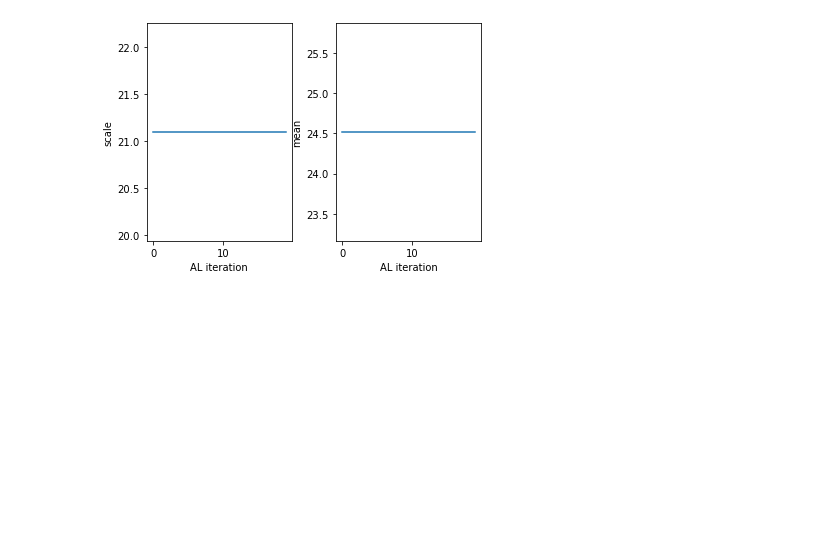
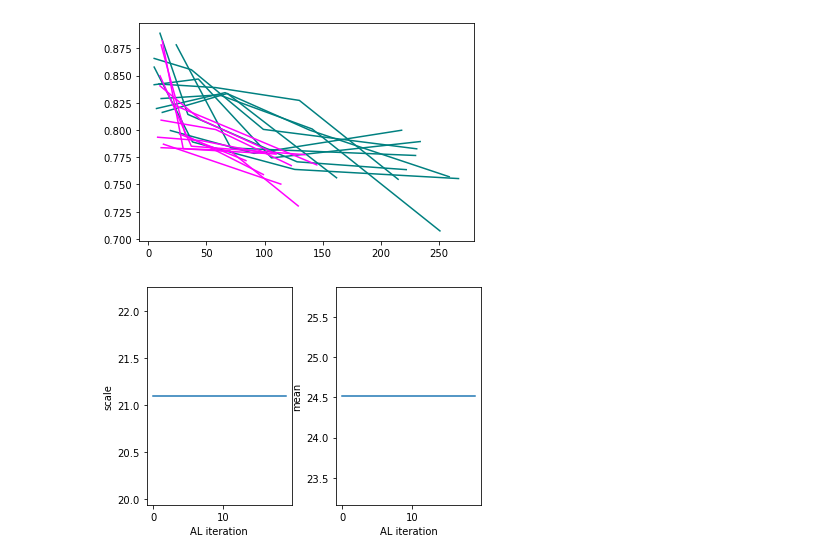
Before and after one commit to zcapjdb/UKAEAGroupProject, a Jupyter notebook: src/notebooks/pipeline_notebooks/outputs.ipynb, the cells around one changed output. Saved outputs shown, nothing was run; the diff lists cells and outputs as text; code cells hidden in the pictures; blank space fills up the shorter version.

```diff
--- a/src/notebooks/pipeline_notebooks/outputs.ipynb
+++ b/src/notebooks/pipeline_notebooks/outputs.ipynb
@@ -33,6 +65,11 @@ def get_data(path, unscale=False):
     out_['post_test_loss'] = [dic['out'][i][test] for i in range(len(dic['out']))]
     out_['class_train_acc'] = [dic['out'][i]['class_train_acc'] for i in range(len(dic['out']))]
     out_['class_val_acc'] = [dic['out'][i]['class_val_acc'] for i in range(len(dic['out']))]
+    out_['class_test_precision'] = [dic['out'][i]['holdout_class_precision'] for i in range(len(dic['out']))]
+    out_['class_test_recall'] = [dic['out'][i]['holdout_class_recall'] for i in range(len(dic['out']))]
+    out_['n_train_points'] = [dic['out'][i]['n_train_points'] for i in range(len(dic['out']))]
+    out_['class_test_acc'] = [dic['out'][i]['holdout_class_acc'] for i in range(len(dic['out']))]
+    out_['class_retrain_it'] = [dic['out'][i]['class_retrain_iterations'] for i in range(len(dic['out']))]
     return out_
 # %%
 def get_losses(dic):
@@ -119,3 +175,10 @@ ax.set_ylim(35,60)
+# %%
+for d,c in zip([name2,name3],colors):
+    out = get_data(d, unscale=True)
+    for x,y in zip(out['class_retrain_it'],out['class_test_recall']):
+        plt.plot(x,y,color=c)
+# %% [output]
+[figure, added]
 # %%
 a = dic1['out'][0]['scale_scaler']
 scale = []
```
Also changed, not shown: parts of 6 cells of this notebook, 2 other files.
